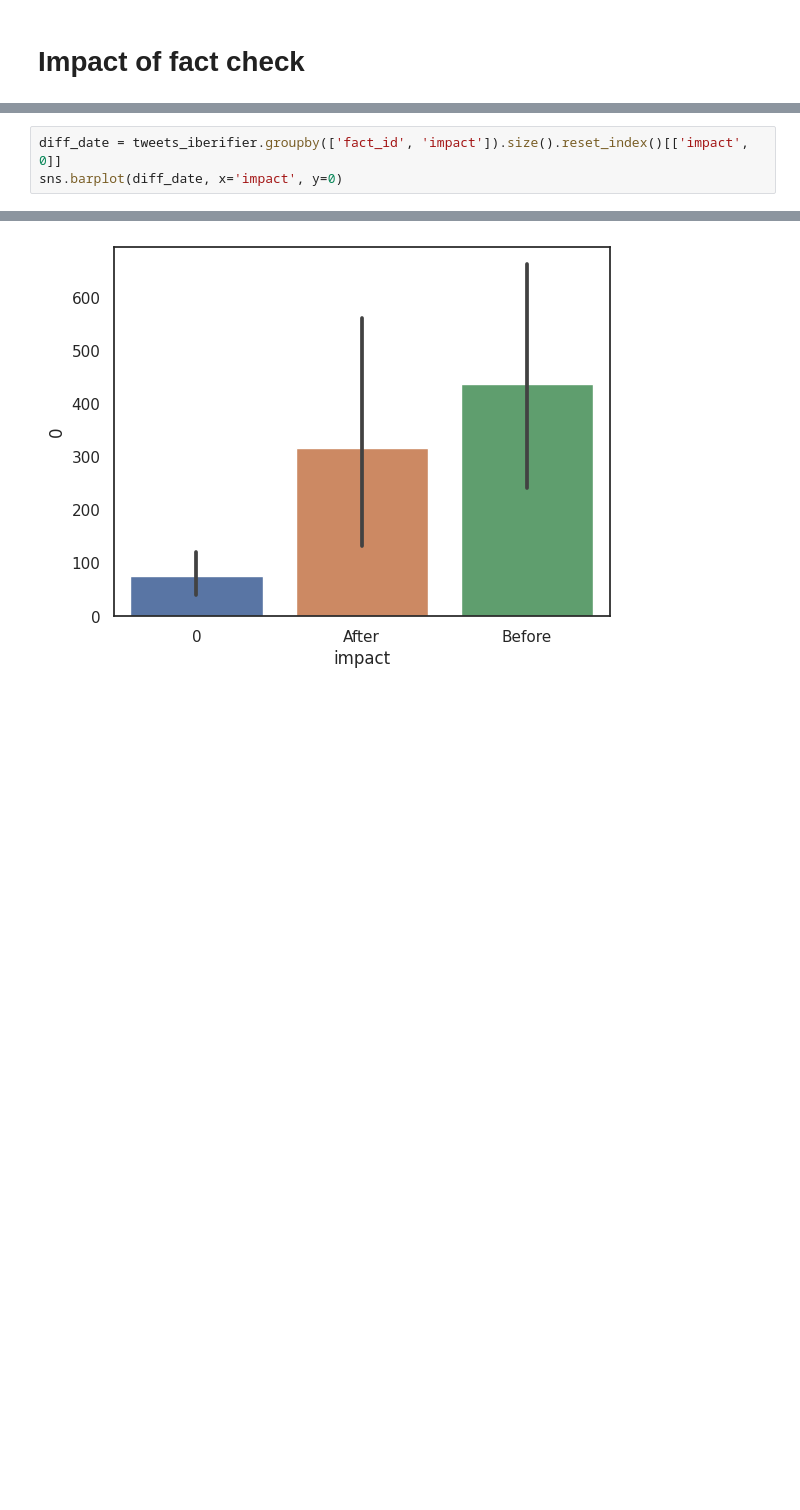
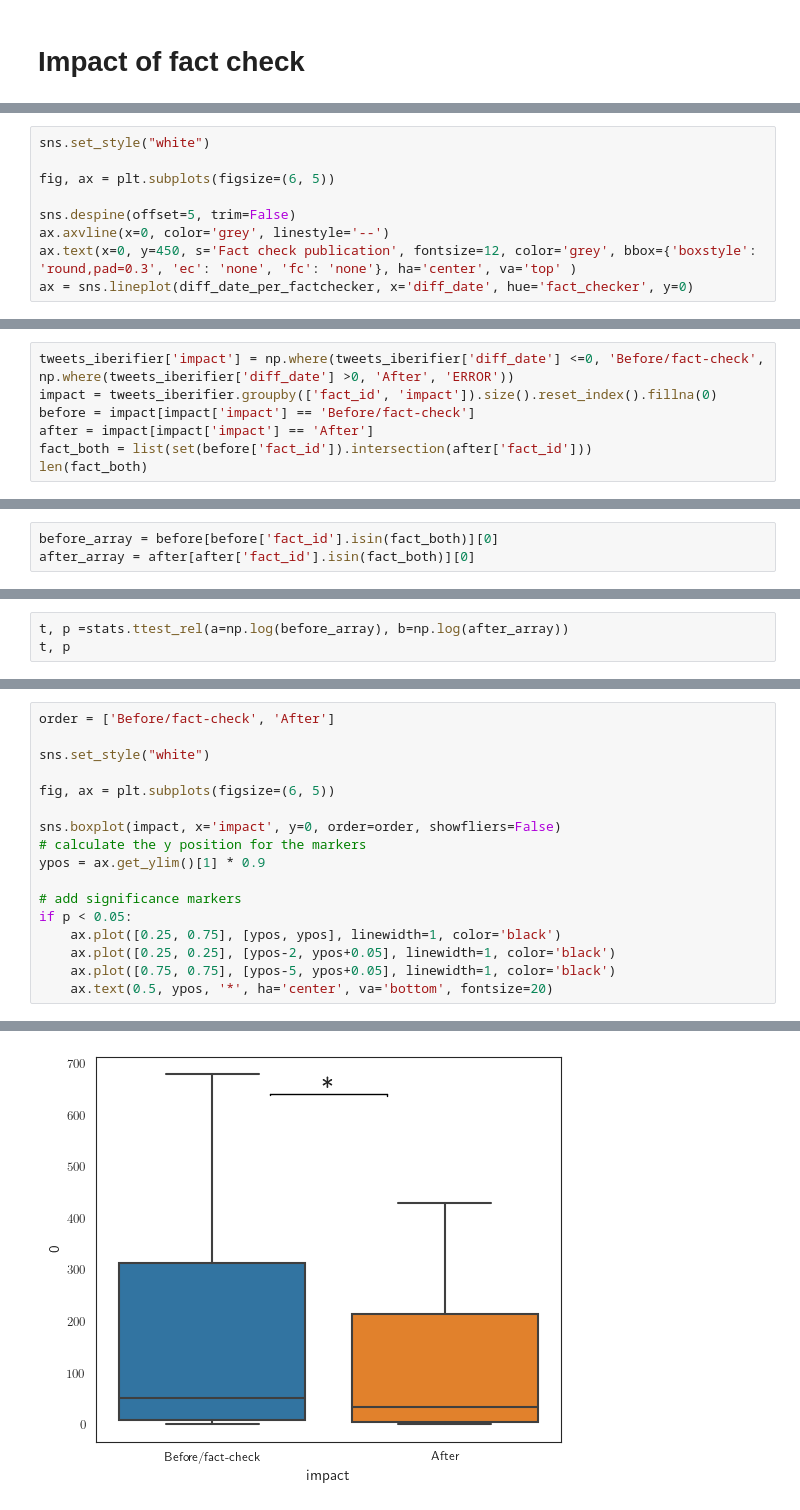
Before and after one commit to TeMU-BSC/iberifier, a Jupyter notebook: analysis/Descriptive stats.ipynb, the cells around one changed output, grey strips where cells are left out. Saved outputs shown, nothing was run; the diff lists cells and outputs as text; blank space fills up the shorter version.

Commit message:
Update descriptive stats

```diff
--- a/analysis/Descriptive stats.ipynb
+++ b/analysis/Descriptive stats.ipynb
@@ -286,0 +1341,9 @@ tweets_iberifier
+# %%
+sns.set_style("white")
+
+fig, ax = plt.subplots(figsize=(6, 5))
+
+sns.despine(offset=5, trim=False)
+ax.axvline(x=0, color='grey', linestyle='--')
+ax.text(x=0, y=450, s='Fact check publication', fontsize=12, color='grey', bbox={'boxstyle': 'round,pad=0.3', 'ec': 'none', 'fc': 'none'}, ha='center', va='top' )
+ax = sns.lineplot(diff_date_per_factchecker, x='diff_date', hue='fact_checker', y=0)
@@ -286,0 +1426,7 @@ tweets_iberifier
+# %%
+tweets_iberifier['impact'] = np.where(tweets_iberifier['diff_date'] <=0, 'Before/fact-check', np.where(tweets_iberifier['diff_date'] >0, 'After', 'ERROR'))
+impact = tweets_iberifier.groupby(['fact_id', 'impact']).size().reset_index().fillna(0)
+before = impact[impact['impact'] == 'Before/fact-check']
+after = impact[impact['impact'] == 'After']
+fact_both = list(set(before['fact_id']).intersection(after['fact_id']))
+len(fact_both)
@@ -286,0 +1435,3 @@ tweets_iberifier
+# %%
+before_array = before[before['fact_id'].isin(fact_both)][0]
+after_array = after[after['fact_id'].isin(fact_both)][0]
@@ -286,0 +1476,3 @@ tweets_iberifier
+# %%
+t, p =stats.ttest_rel(a=np.log(before_array), b=np.log(after_array))
+t, p
@@ -287,4 +1481,18 @@ tweets_iberifier
 # %%
-diff_date = tweets_iberifier.groupby(['fact_id', 'impact']).size().reset_index()[['impact', 0]]
-sns.barplot(diff_date, x='impact', y=0)
+order = ['Before/fact-check', 'After']
+
+sns.set_style("white")
+
+fig, ax = plt.subplots(figsize=(6, 5))
+
+sns.boxplot(impact, x='impact', y=0, order=order, showfliers=False)
+# calculate the y position for the markers
+ypos = ax.get_ylim()[1] * 0.9
+
+# add significance markers
+if p < 0.05:
+    ax.plot([0.25, 0.75], [ypos, ypos], linewidth=1, color='black')
+    ax.plot([0.25, 0.25], [ypos-2, ypos+0.05], linewidth=1, color='black')
+    ax.plot([0.75, 0.75], [ypos-5, ypos+0.05], linewidth=1, color='black')
+    ax.text(0.5, ypos, '*', ha='center', va='bottom', fontsize=20)
 # %% [output]
@@ -292 +1499 @@ sns.barplot(diff_date, x='impact', y=0)
-[figure, old version]
+[figure, new version]
```
Also changed, not shown: parts of 182 cells of this notebook.
